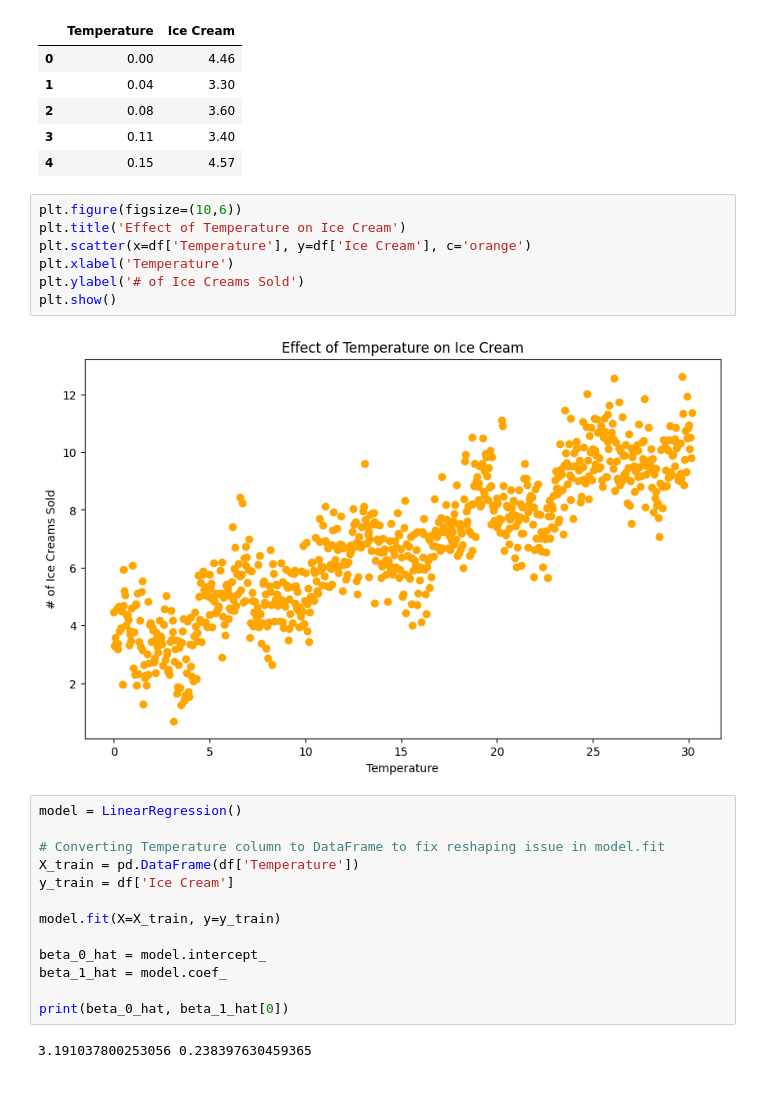
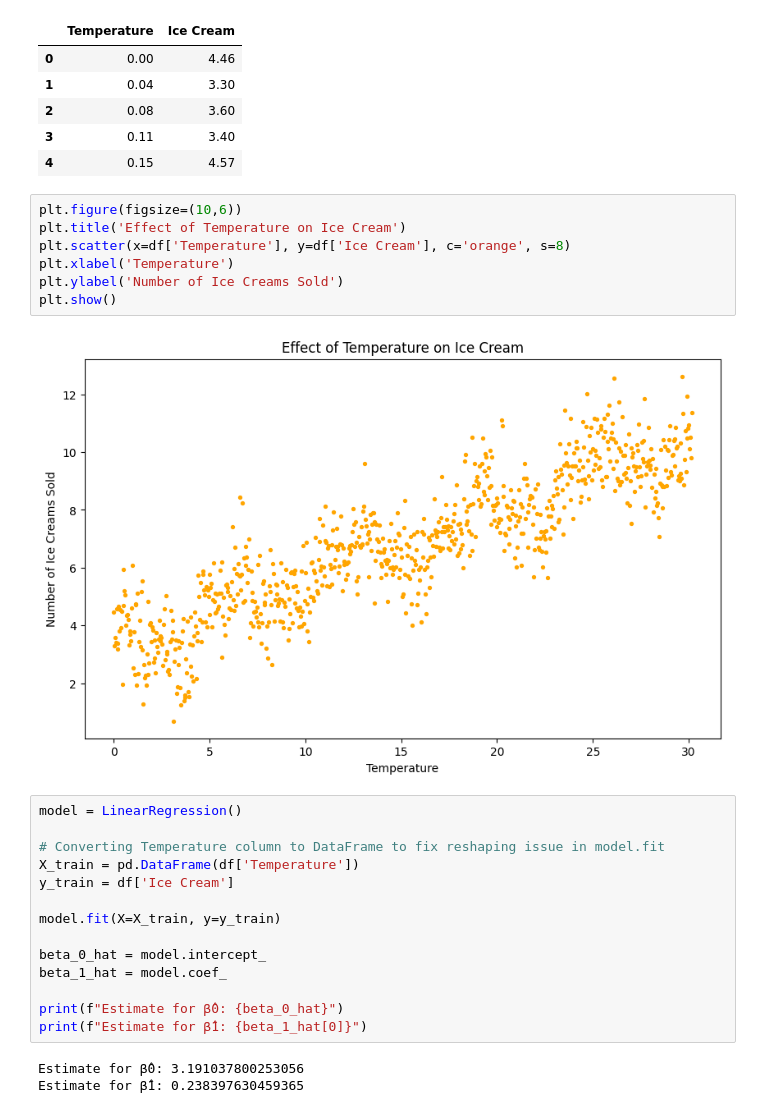
Before and after one commit to angvit/Linear-Regression, a Jupyter notebook: hw3/ex3.ipynb, the cells around one changed output. Cells and saved outputs as stored; diff of their text form.

```diff
--- a/hw3/ex3.ipynb
+++ b/hw3/ex3.ipynb
@@ -17,12 +18,12 @@ df.head().round(2)
 # %%
 plt.figure(figsize=(10,6))
 plt.title('Effect of Temperature on Ice Cream')
-plt.scatter(x=df['Temperature'], y=df['Ice Cream'], c='orange')
+plt.scatter(x=df['Temperature'], y=df['Ice Cream'], c='orange', s=8)
 plt.xlabel('Temperature')
-plt.ylabel('# of Ice Creams Sold')
+plt.ylabel('Number of Ice Creams Sold')
 plt.show()
 # %% [output]
-[figure, old version]
+[figure, new version]
 # %%
 model = LinearRegression()
 
@@ -35,6 +36,8 @@ model.fit(X=X_train, y=y_train)
 beta_0_hat = model.intercept_
 beta_1_hat = model.coef_
 
-print(beta_0_hat, beta_1_hat[0])
+print(f"Estimate for β̂0: {beta_0_hat}")
+print(f"Estimate for β̂1: {beta_1_hat[0]}")
 # %% [output]
-3.191037800253056 0.238397630459365
+Estimate for β̂0: 3.191037800253056
+Estimate for β̂1: 0.238397630459365
```
Also changed, not shown: parts of 2 cells of this notebook.
